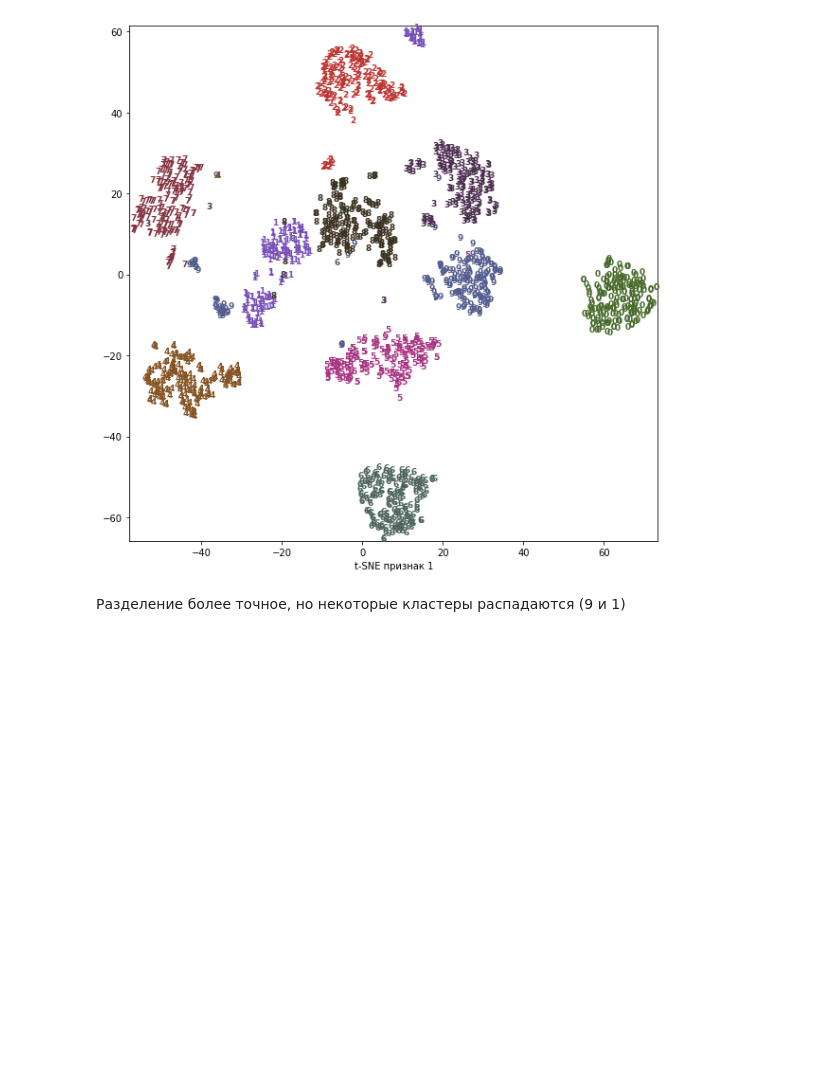
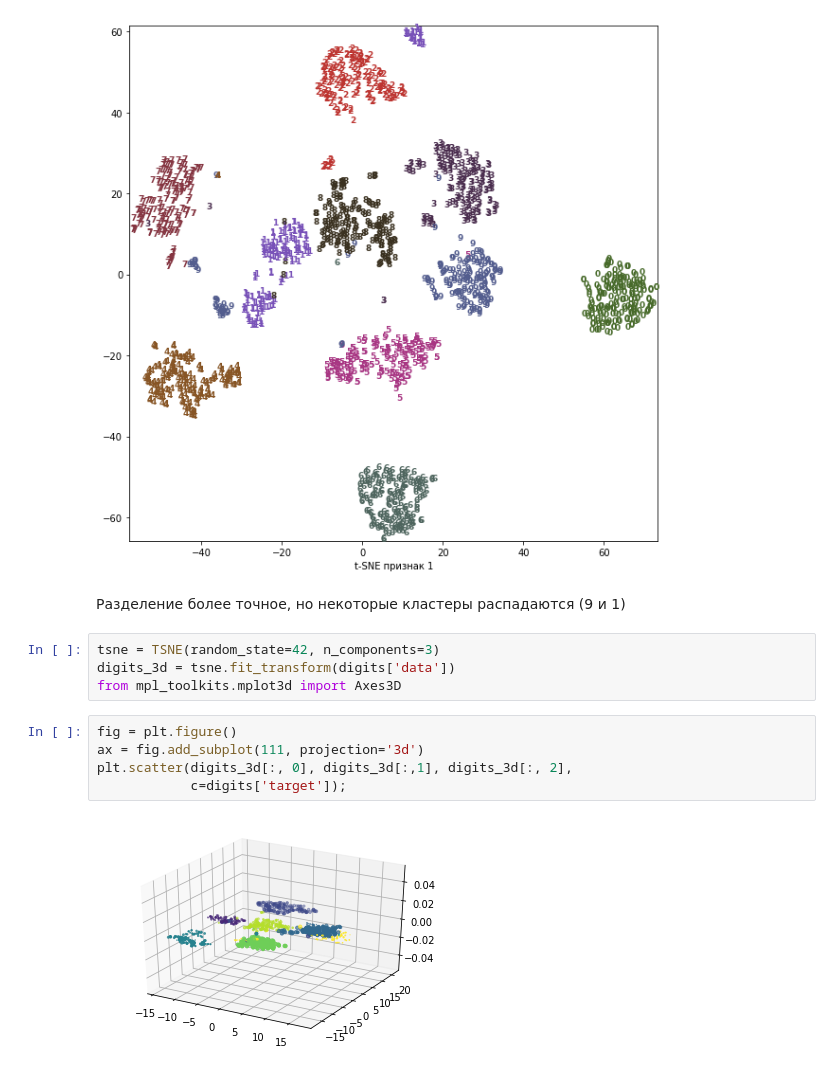
Before and after one commit to julia-komleva/ml-course-2021, a Jupyter notebook: 03_PCA_t-SNE.ipynb, the cells around one changed output. Saved outputs shown, nothing was run; the diff lists cells and outputs as text; blank space fills up the shorter version.

```diff
--- a/03_PCA_t-SNE.ipynb
+++ b/03_PCA_t-SNE.ipynb
@@ -95,3 +358,14 @@ plt.xlabel("t-SNE признак 1");
 [figure]
 # %% [markdown]
 Разделение более точное, но некоторые кластеры распадаются (9 и 1)
+# %%
+tsne = TSNE(random_state=42, n_components=3)
+digits_3d = tsne.fit_transform(digits['data'])
+from mpl_toolkits.mplot3d import Axes3D
+# %%
+fig = plt.figure()
+ax = fig.add_subplot(111, projection='3d')
+plt.scatter(digits_3d[:, 0], digits_3d[:,1], digits_3d[:, 2],
+            c=digits['target']);
+# %% [output]
+[figure, added]
```
Also changed, not shown: parts of 30 cells of this notebook, 2 other files.
